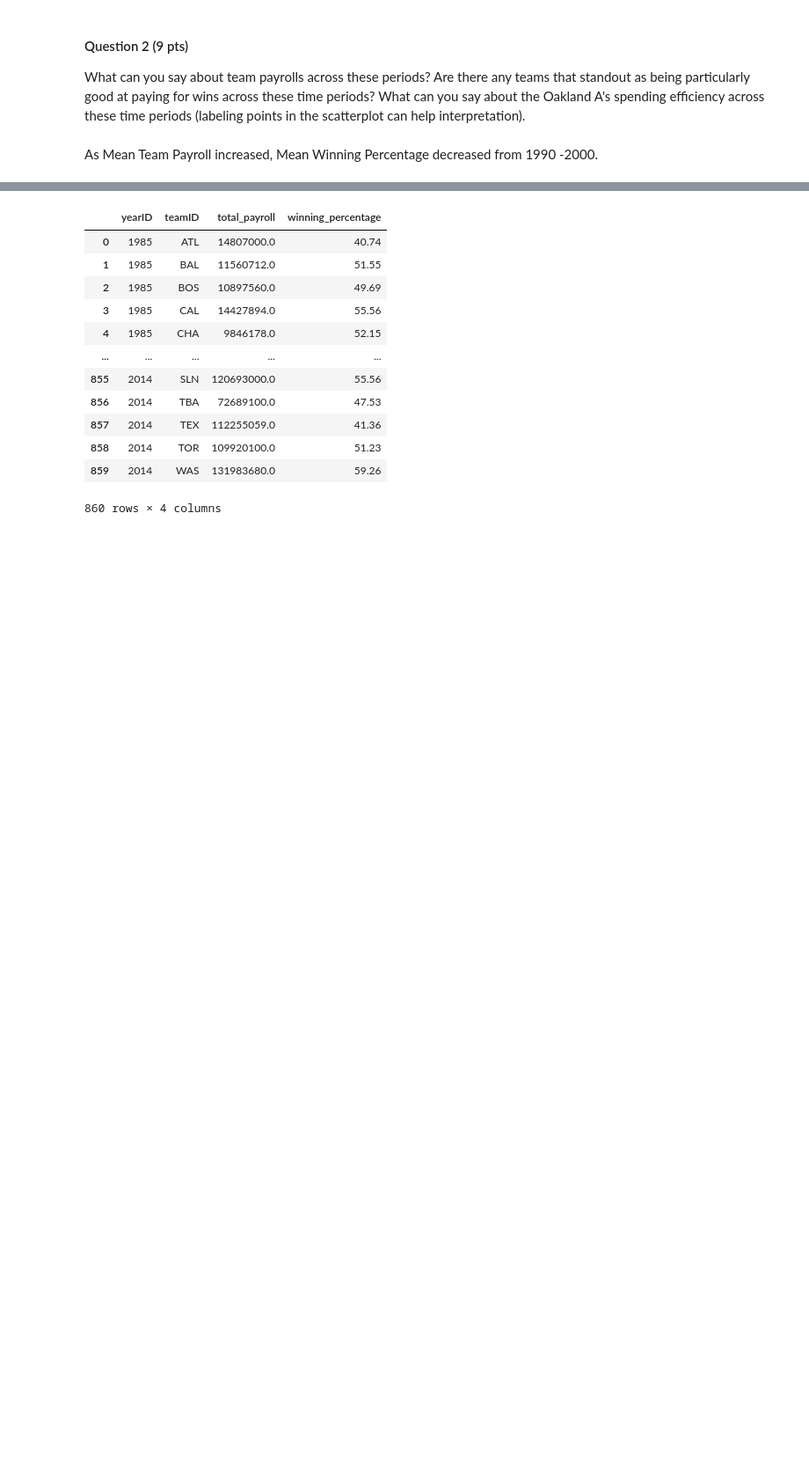
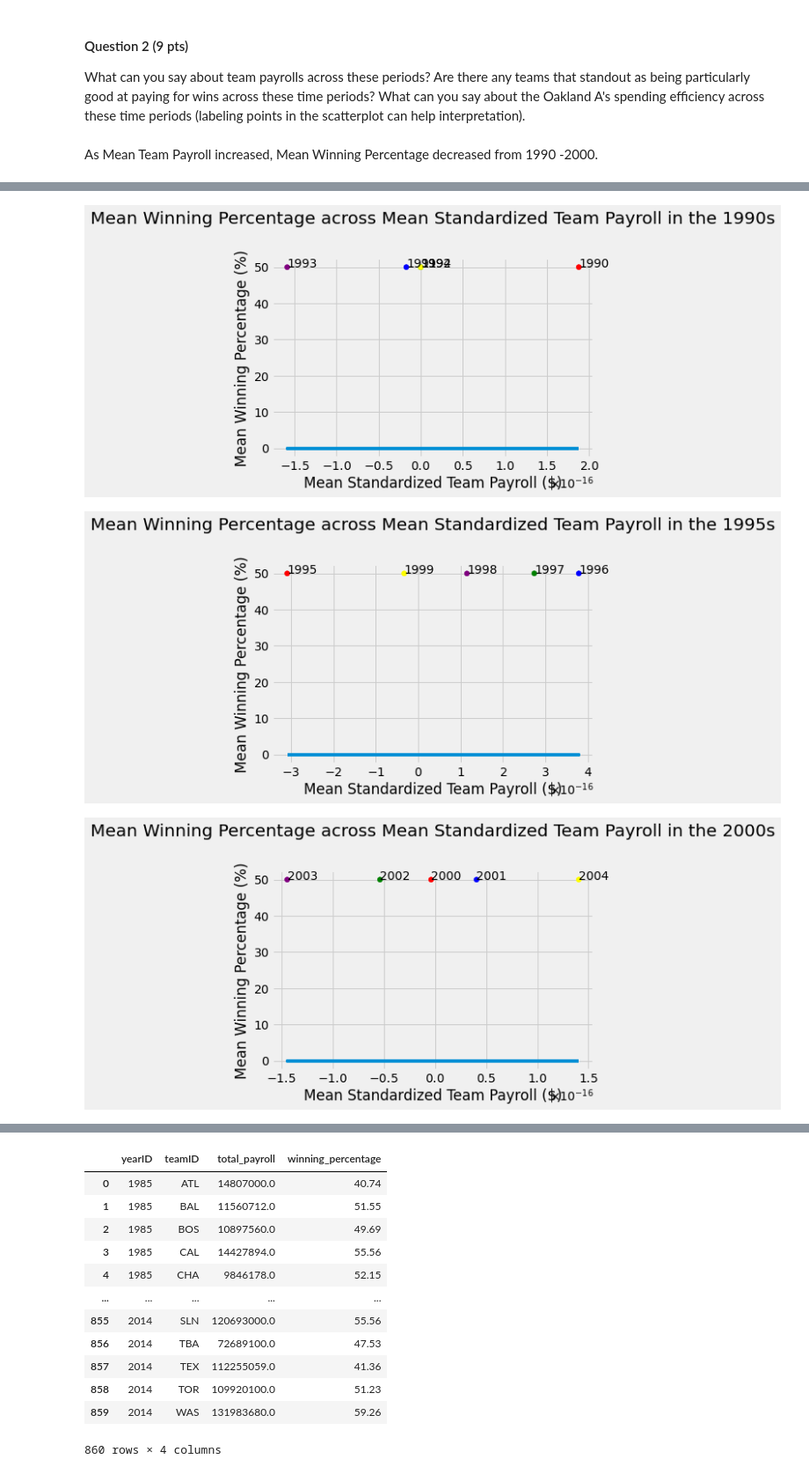
Before and after one commit to brutatoasta/320fall2022, a Jupyter notebook: project2/submit.ipynb, the cells around one changed output, grey strips where cells are left out. Shown at 88% size. Drawn from its saved outputs; the diff is of its cells as text; code cells hidden in the pictures; blank space fills up the shorter version.

```diff
--- a/project2/submit.ipynb
+++ b/project2/submit.ipynb
@@ -222,0 +236,43 @@ q5_df.head(10)
+# %%
+# obtain means
+q6_df = q5_df.groupby('yearID', as_index=False).mean()
+
+#round off those pesky decimals
+q6_df["winning_percentage"] = q6_df["winning_percentage"].round(2)
+
+# create bins the only way I know how
+q6_df["half_decade"] = (q6_df["yearID"] //5 ) * 5
+periods = [1990, 1995, 2000, 2005, 2010]
+
+# Axes formatting stuff
+xfmt = ScalarFormatter(useMathText = True, useOffset=False)
+yfmt = ScalarFormatter(useMathText = True, useOffset=False)
+colors =['red', 'blue','green','purple','yellow']
+
+for period in periods:
+    # get the slice of df for that period
+    slice_df = q6_df[q6_df["half_decade"] == period]
+
+    # calculate regression coeffs
+    m, b = np.polyfit(slice_df["standardized_payroll"], slice_df["standardized_payroll"], 1)
+
+    # plot points
+    plt.scatter(slice_df["standardized_payroll"], slice_df["winning_percentage"], c=colors)
+    # # plot regression line
+    # plt.plot(slice_df["standardized_payroll"], m * slice_df["standardized_payroll"] +b)
+
+    # Add descriptive texts
+    plt.title(f"Mean Winning Percentage across Mean Standardized Team Payroll in the {period}s", pad=40)
+    plt.gca().xaxis.set_major_formatter(xfmt)
+    plt.gca().yaxis.set_major_formatter(yfmt)
+    plt.xlabel("Mean Standardized Team Payroll ($)")
+    plt.ylabel("Mean Winning Percentage (%)")
+
+    # add annotation for each point
+    for i, year in enumerate(slice_df["yearID"]):
+        plt.annotate(year, (slice_df["standardized_payroll"].iloc[i], slice_df["winning_percentage"].iloc[i]))
+    plt.show()
+# %% [output]
+[figure, added]
+[figure, added]
+[figure, added]
```
Also changed, not shown: parts of 7 cells of this notebook.
